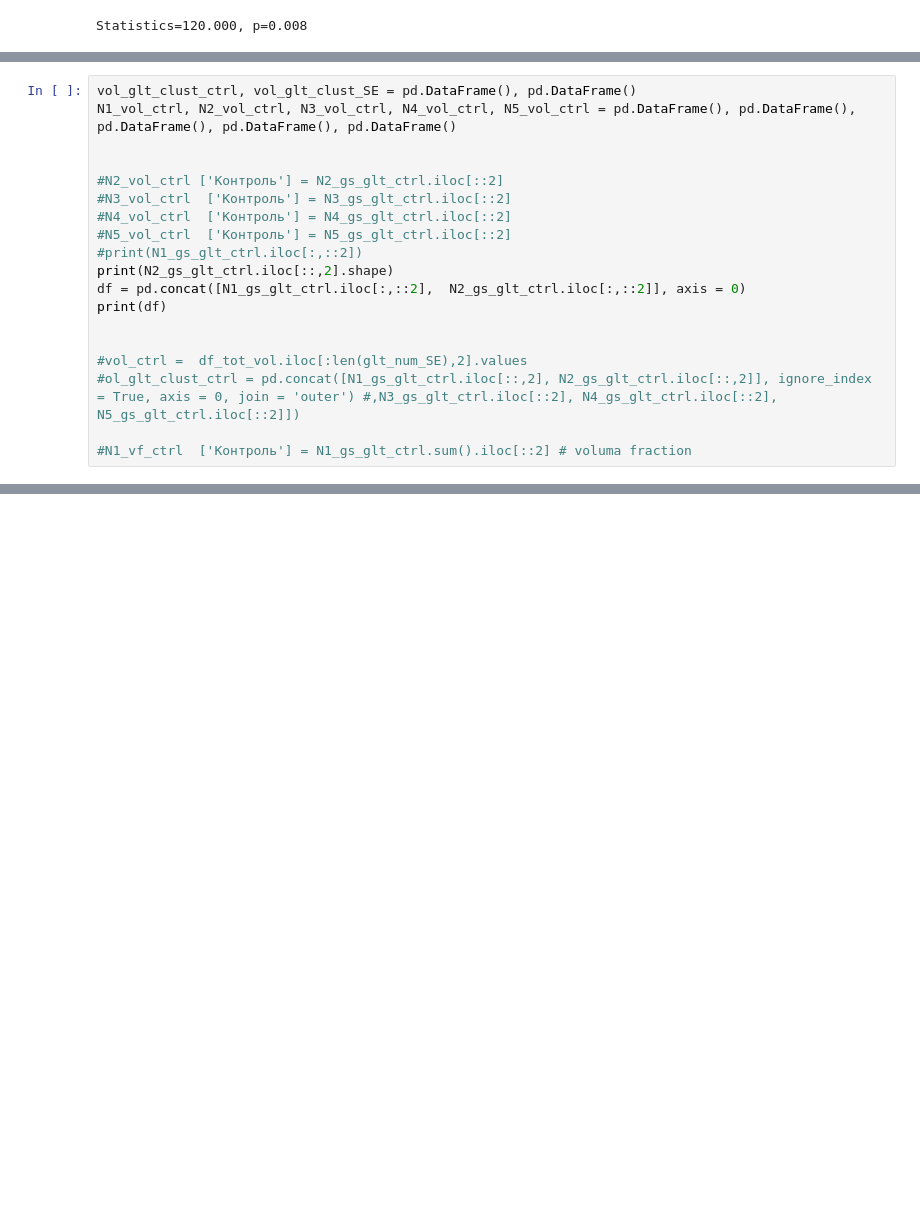
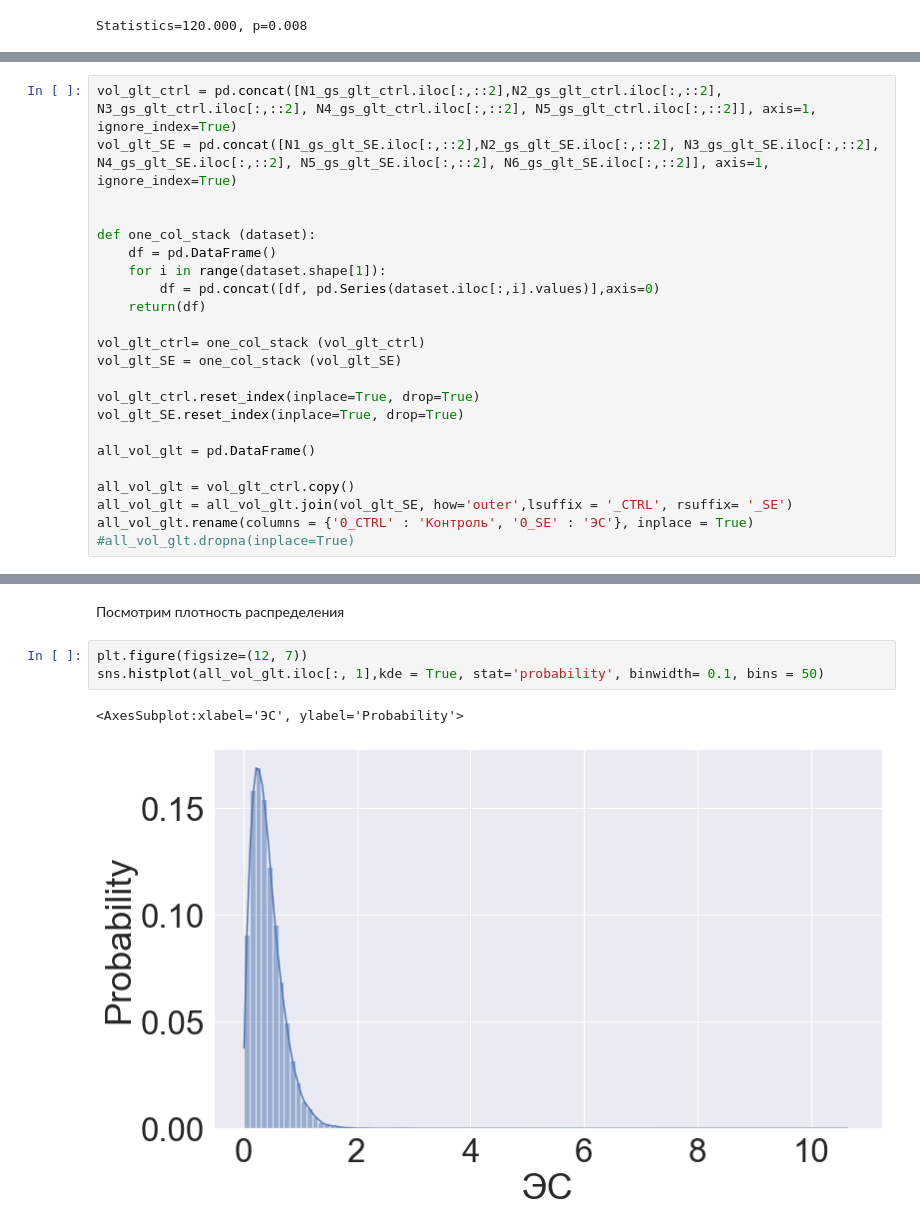
Before and after one commit to Nosa1323/Epilepsy_table_analysis, a Jupyter notebook: ICH_table_analysis.ipynb, the cells around one changed output, grey strips where cells are left out. Drawn from its saved outputs; the diff is of its cells as text; blank space fills up the shorter version.

```diff
--- a/ICH_table_analysis.ipynb
+++ b/ICH_table_analysis.ipynb
@@ -154,19 +154,0 @@ Statistics=120.000, p=0.008
-# %%
-vol_glt_clust_ctrl, vol_glt_clust_SE = pd.DataFrame(), pd.DataFrame()
-N1_vol_ctrl, N2_vol_ctrl, N3_vol_ctrl, N4_vol_ctrl, N5_vol_ctrl = pd.DataFrame(), pd.DataFrame(), pd.DataFrame(), pd.DataFrame(), pd.DataFrame()
-
-
-#N2_vol_ctrl ['Контроль'] = N2_gs_glt_ctrl.iloc[::2]
-#N3_vol_ctrl  ['Контроль'] = N3_gs_glt_ctrl.iloc[::2]
-#N4_vol_ctrl  ['Контроль'] = N4_gs_glt_ctrl.iloc[::2]
-#N5_vol_ctrl  ['Контроль'] = N5_gs_glt_ctrl.iloc[::2]
-#print(N1_gs_glt_ctrl.iloc[:,::2])
-print(N2_gs_glt_ctrl.iloc[::,2].shape)
-df = pd.concat([N1_gs_glt_ctrl.iloc[:,::2],  N2_gs_glt_ctrl.iloc[:,::2]], axis = 0)
-print(df)
-
-
-#vol_ctrl =  df_tot_vol.iloc[:len(glt_num_SE),2].values
-#ol_glt_clust_ctrl = pd.concat([N1_gs_glt_ctrl.iloc[::,2], N2_gs_glt_ctrl.iloc[::,2]], ignore_index = True, axis = 0, join = 'outer') #,N3_gs_glt_ctrl.iloc[::2], N4_gs_glt_ctrl.iloc[::2], N5_gs_glt_ctrl.iloc[::2]])
-
-#N1_vf_ctrl  ['Контроль'] = N1_gs_glt_ctrl.sum().iloc[::2] # voluma fraction
@@ -190,0 +155,23 @@ print(df)
+# %%
+vol_glt_ctrl = pd.concat([N1_gs_glt_ctrl.iloc[:,::2],N2_gs_glt_ctrl.iloc[:,::2], N3_gs_glt_ctrl.iloc[:,::2], N4_gs_glt_ctrl.iloc[:,::2], N5_gs_glt_ctrl.iloc[:,::2]], axis=1, ignore_index=True)
+vol_glt_SE = pd.concat([N1_gs_glt_SE.iloc[:,::2],N2_gs_glt_SE.iloc[:,::2], N3_gs_glt_SE.iloc[:,::2], N4_gs_glt_SE.iloc[:,::2], N5_gs_glt_SE.iloc[:,::2], N6_gs_glt_SE.iloc[:,::2]], axis=1, ignore_index=True)
+
+
+def one_col_stack (dataset):
+    df = pd.DataFrame()
+    for i in range(dataset.shape[1]):
+        df = pd.concat([df, pd.Series(dataset.iloc[:,i].values)],axis=0)
+    return(df)
+
+vol_glt_ctrl= one_col_stack (vol_glt_ctrl)
+vol_glt_SE = one_col_stack (vol_glt_SE)
+
+vol_glt_ctrl.reset_index(inplace=True, drop=True)
+vol_glt_SE.reset_index(inplace=True, drop=True)
+
+all_vol_glt = pd.DataFrame()
+
+all_vol_glt = vol_glt_ctrl.copy()
+all_vol_glt = all_vol_glt.join(vol_glt_SE, how='outer',lsuffix = '_CTRL', rsuffix= '_SE')
+all_vol_glt.rename(columns = {'0_CTRL' : 'Контроль', '0_SE' : 'ЭС'}, inplace = True)
+#all_vol_glt.dropna(inplace=True)
@@ -190,0 +188,8 @@ print(df)
+# %% [markdown]
+Посмотрим плотность распределения
+# %%
+plt.figure(figsize=(12, 7))
+sns.histplot(all_vol_glt.iloc[:, 1],kde = True, stat='probability', binwidth= 0.1, bins = 50)
+# %% [output]
+<AxesSubplot:xlabel='ЭС', ylabel='Probability'>
+[figure, added]
```
Also changed, not shown: parts of 9 cells of this notebook, 1 other file.
